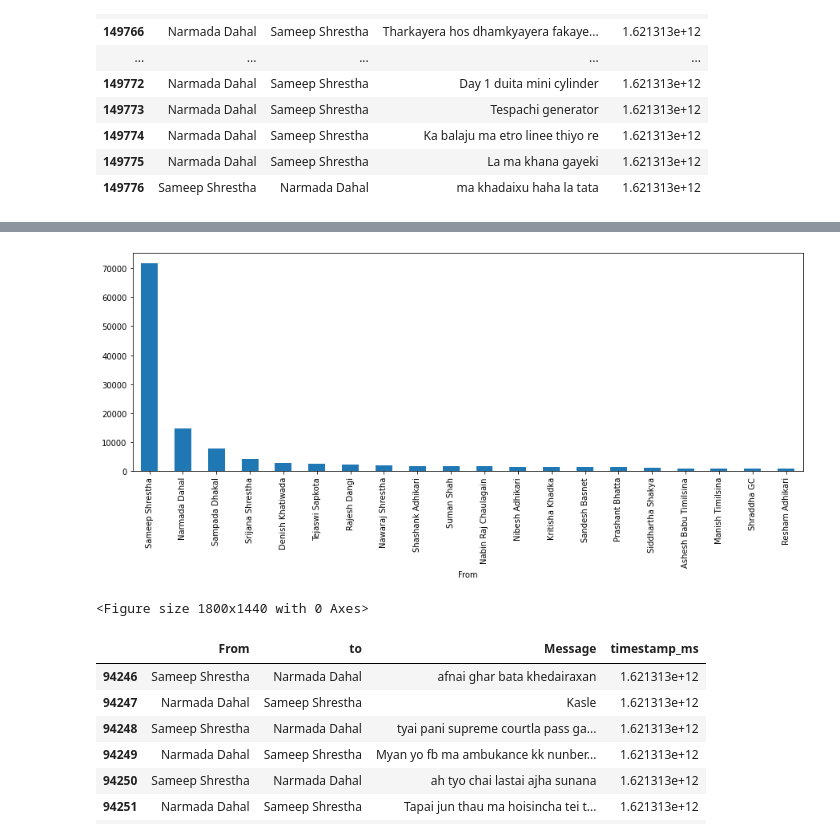
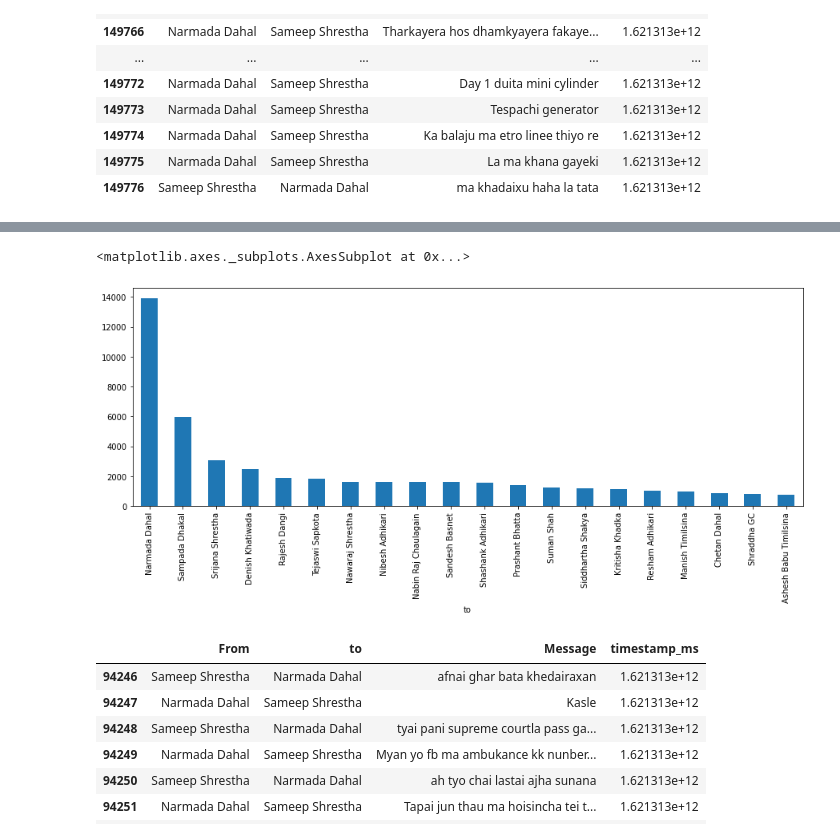
Before and after one commit to sameepshrestha/Mission-Chatbot, a Jupyter notebook: Mission_chatbot.ipynb, the cells around one changed output, grey strips where cells are left out. Drawn from its saved outputs; the diff is of its cells as text; code cells hidden in the pictures.

```diff
--- a/Mission_chatbot.ipynb
+++ b/Mission_chatbot.ipynb
@@ -89,10 +94,8 @@ dataset.tail(20)
 # %%
-dataset.groupby(['From'])['Message'].count().sort_values(ascending=False)[0:20].plot(kind='bar',figsize=(15,5))
-plt.figure(figsize=(25,20))
-plt.show()
+dataset[dataset['From']=='Sameep Shrestha'].groupby(['to'])['Message'].count().sort_values(ascending=False)[0:20].plot(kind='bar',figsize=(15,5))
 # %% [output]
+<matplotlib.axes._subplots.AxesSubplot at 0x...>
-[figure, old version]
+[figure, new version]
-<Figure size 1800x1440 with 0 Axes>
 # %%
 |def combined_dataset (data):
     result = data['From'][0]
```
Also changed, not shown: parts of 1 cell of this notebook.
